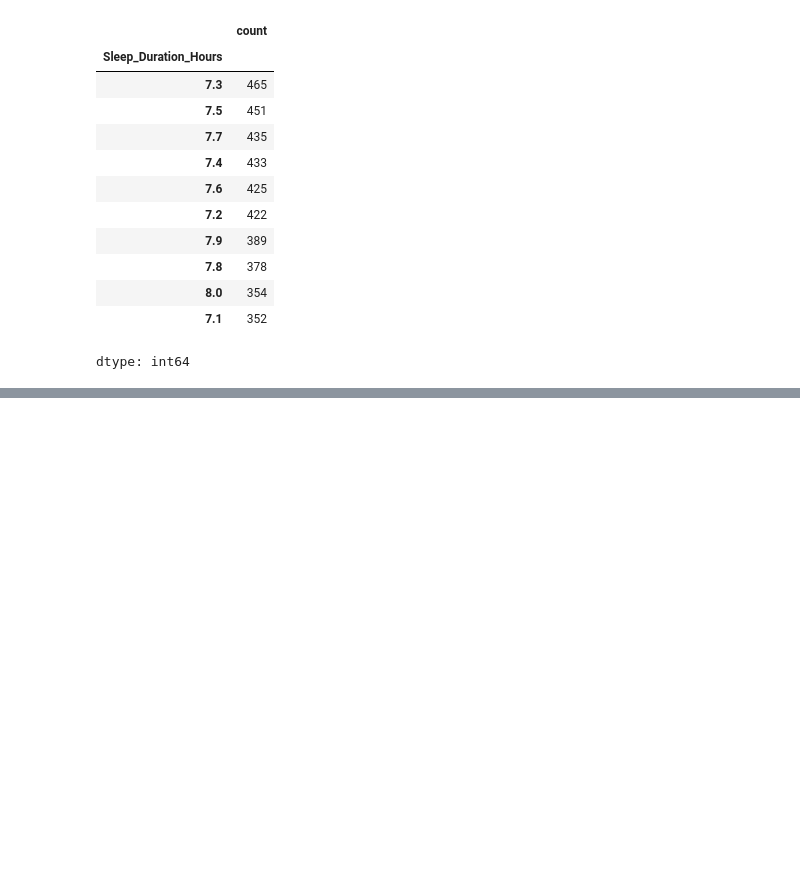
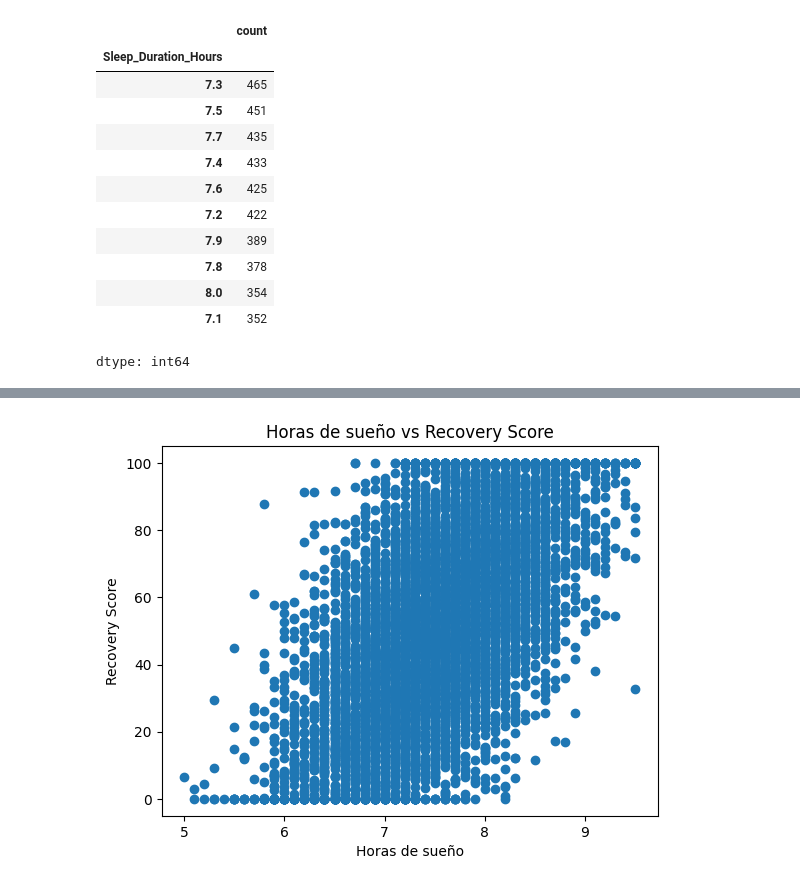
Before and after one commit to mesianor/EJ1GIT, a Jupyter notebook: proyecto1_0.ipynb, the cells around one changed output, grey strips where cells are left out. Saved outputs shown, nothing was run; the diff lists cells and outputs as text; code cells hidden in the pictures; blank space fills up the shorter version.

```diff
--- a/proyecto1_0.ipynb
+++ b/proyecto1_0.ipynb
@@ -180,0 +185,10 @@ NameError: name 'df' is not defined
+# %%
+plt.scatter(athlete['Sleep_Duration_Hours'],
+            athlete['Recovery_Score'])
+
+plt.title('Horas de sueño vs Recovery Score')
+plt.xlabel('Horas de sueño')
+plt.ylabel('Recovery Score')
+plt.show()
+# %% [output]
+[figure, added]
```
Also changed, not shown: parts of 12 cells of this notebook.
